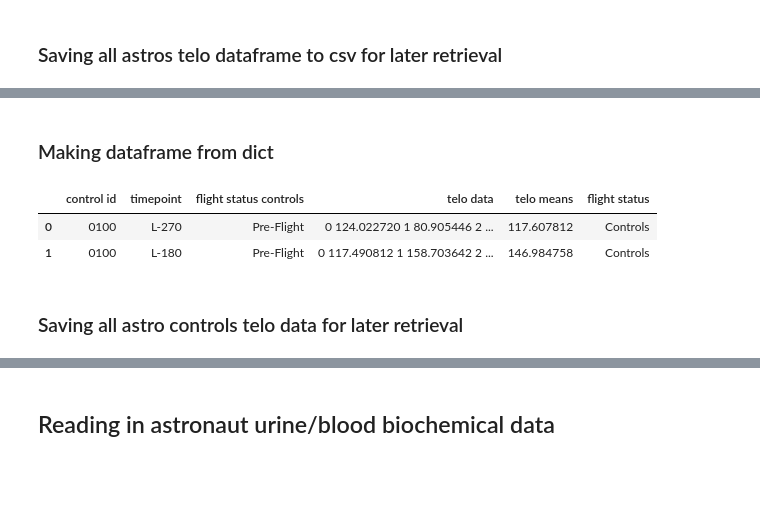
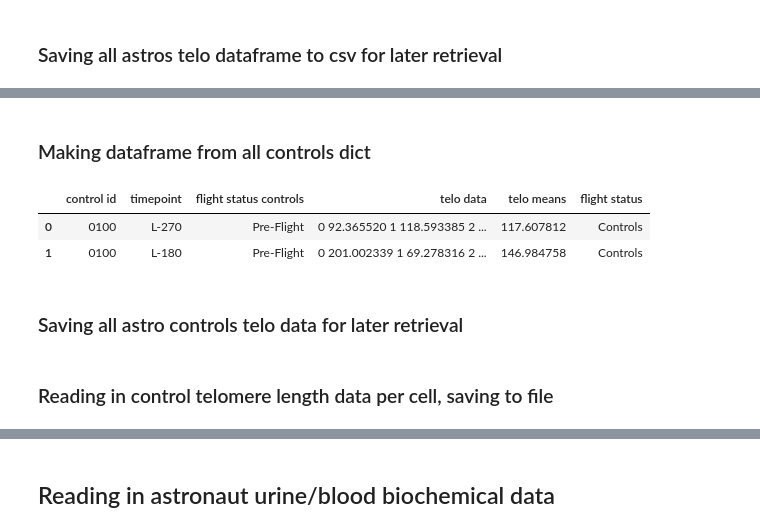
Before and after one commit to Jared-Luxton/NASA-astronauts-telomeres-chromosomes, a Jupyter notebook: NASA_telomeres/01a NASA Astros Telos Data Extraction.ipynb, the cells around one changed output, grey strips where cells are left out. Cells and saved outputs as stored; diff of their text form; code cells hidden in the pictures; blank space fills up the shorter version.

```diff
--- a/NASA_telomeres/01a NASA Astros Telos Data Extraction.ipynb
+++ b/NASA_telomeres/01a NASA Astros Telos Data Extraction.ipynb
@@ -95,0 +119,2 @@ data collection complete
+# %%
+dict_ctrl_individ_telos_dfs = telo_ma.grab_control_values_generate_dictionary('../data/raw data/controls telo data')
@@ -96,15 +139,15 @@ data collection complete
 # %% [markdown]
-### Making dataframe from dict
+### Making dataframe from all controls dict
 # %%
 # same as above
 
-control_df = telo_ma.make_control_dataframe(dict_ctrl_individ_telos_dfs)
+control_df = telo_ma.make_control_cell_data_dataframe(dict_ctrl_individ_telos_dfs)
 control_df['flight status'] = 'Controls'
 control_df.head(2)
 # %% [output]
 |  | control id | timepoint | flight status controls | telo data | telo means | flight status |
-| 0 | 0100 | L-270 | Pre-Flight | 0 124.022720 1 80.905446 2 ... | 117.607812 | Controls |
-| 1 | 0100 | L-180 | Pre-Flight | 0 117.490812 1 158.703642 2 ... | 146.984758 | Controls |
+| 0 | 0100 | L-270 | Pre-Flight | 0 92.365520 1 118.593385 2 ... | 117.607812 | Controls |
+| 1 | 0100 | L-180 | Pre-Flight | 0 201.002339 1 69.278316 2 ... | 146.984758 | Controls |
 # %% [markdown]
 ### Saving all astro controls telo data for later retrieval
 # %%
@@ -113,0 +157,2 @@ copy_control_df.to_csv('../excel data/All_astro_controls_telomere_length_datafra
+# %% [markdown]
+### Reading in control telomere length data per cell, saving to file
```
Also changed, not shown: parts of 28 cells of this notebook.
